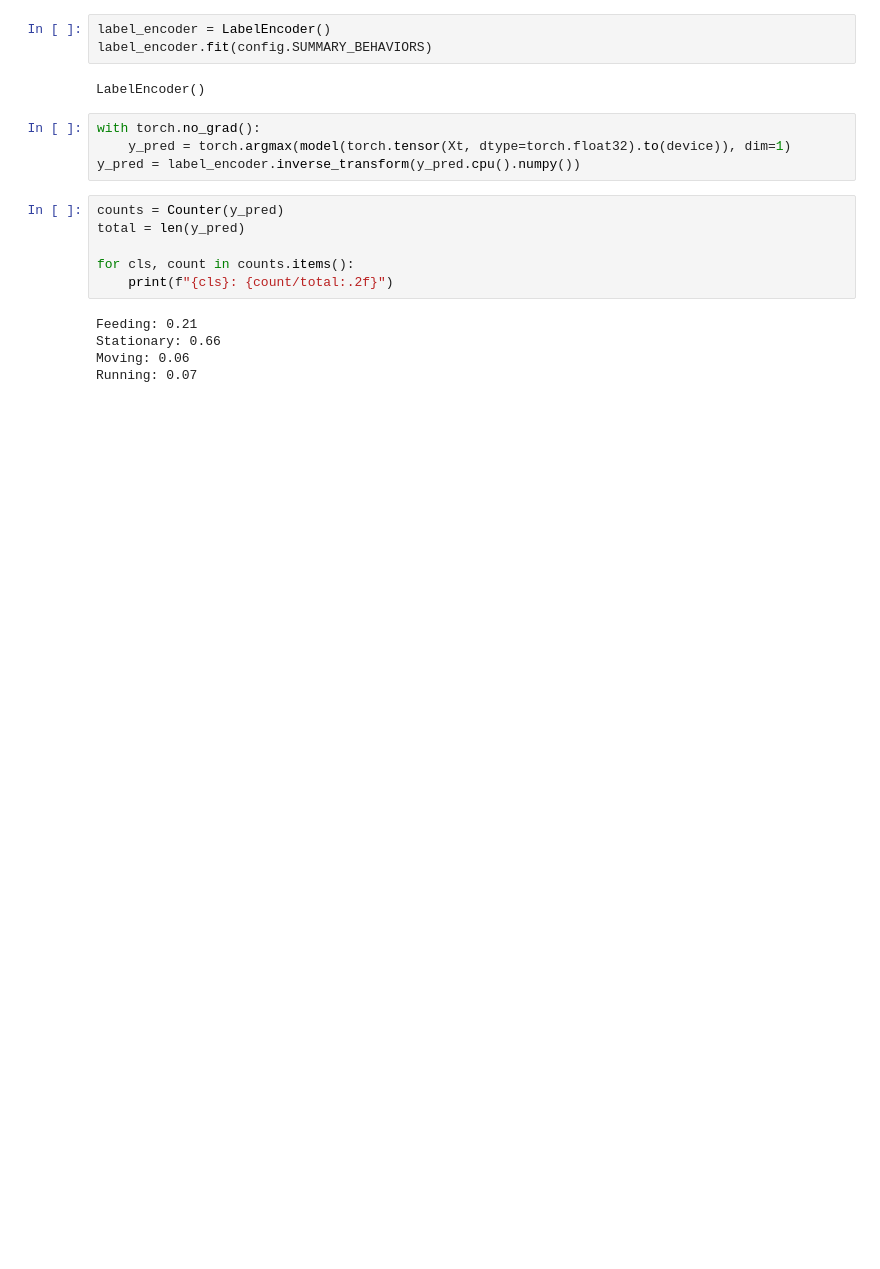
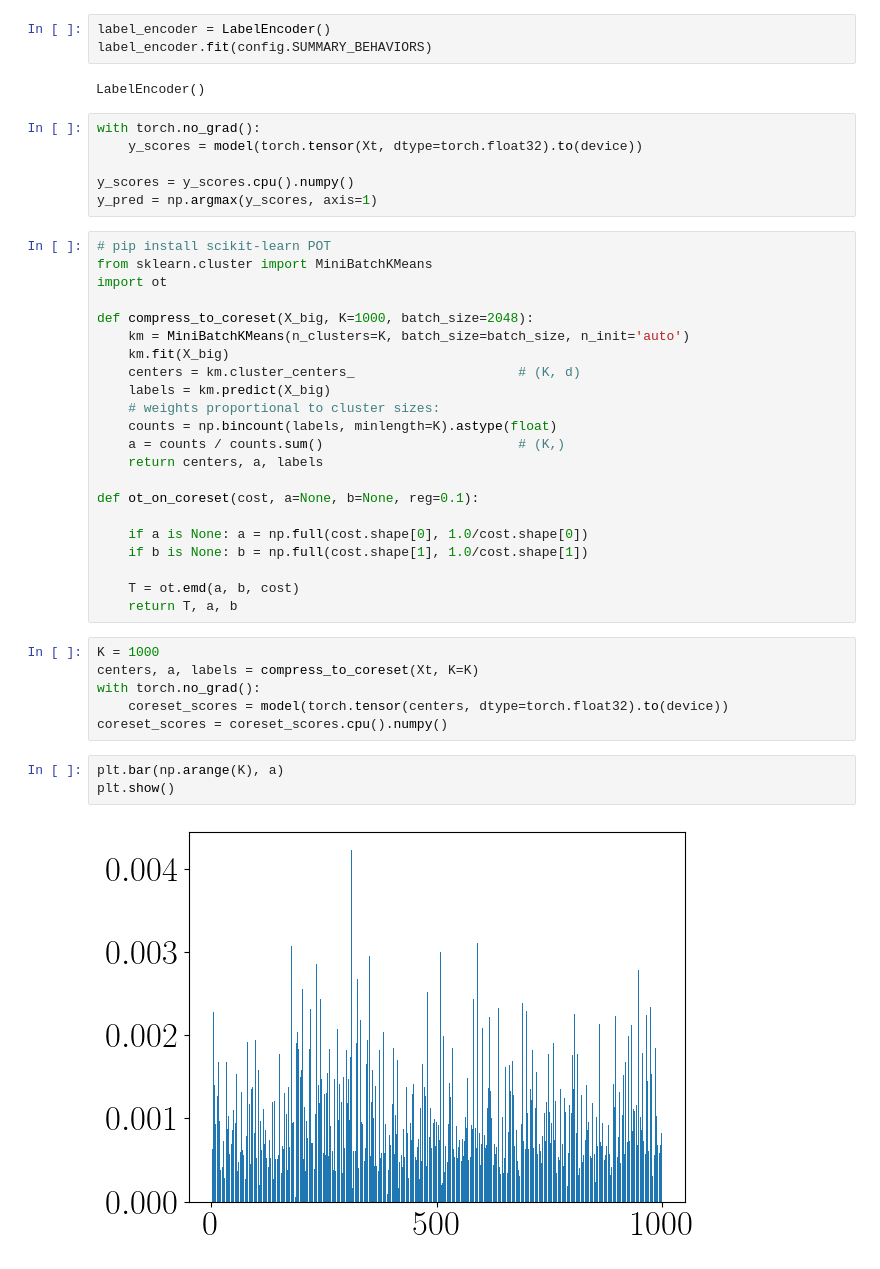
Before and after one commit to medhaaga/BotswanaML, a Jupyter notebook: notebooks/RVC_EDA.ipynb, the cells around one changed output. Drawn from its saved outputs; the diff is of its cells as text; blank space fills up the shorter version.

```diff
--- a/notebooks/RVC_EDA.ipynb
+++ b/notebooks/RVC_EDA.ipynb
@@ -292,16 +375,40 @@ label_encoder.fit(config.SUMMARY_BEHAVIORS)
 LabelEncoder()
 # %%
 with torch.no_grad():
-    y_pred = torch.argmax(model(torch.tensor(Xt, dtype=torch.float32).to(device)), dim=1)
-y_pred = label_encoder.inverse_transform(y_pred.cpu().numpy())
+    y_scores = model(torch.tensor(Xt, dtype=torch.float32).to(device))
+
+y_scores = y_scores.cpu().numpy()
+y_pred = np.argmax(y_scores, axis=1)
-# %%
-counts = Counter(y_pred)
-total = len(y_pred)
-
-for cls, count in counts.items():
-    print(f"{cls}: {count/total:.2f}")
-# %% [output]
-Feeding: 0.21
-Stationary: 0.66
-Moving: 0.06
-Running: 0.07
+# %%
+# pip install scikit-learn POT
+from sklearn.cluster import MiniBatchKMeans
+import ot
+
+def compress_to_coreset(X_big, K=1000, batch_size=2048):
+    km = MiniBatchKMeans(n_clusters=K, batch_size=batch_size, n_init='auto')
+    km.fit(X_big)
+    centers = km.cluster_centers_                     # (K, d)
+    labels = km.predict(X_big)
+    # weights proportional to cluster sizes:
+    counts = np.bincount(labels, minlength=K).astype(float)
+    a = counts / counts.sum()                         # (K,)
+    return centers, a, labels
+
+def ot_on_coreset(cost, a=None, b=None, reg=0.1):
+
+    if a is None: a = np.full(cost.shape[0], 1.0/cost.shape[0])
+    if b is None: b = np.full(cost.shape[1], 1.0/cost.shape[1])
+
+    T = ot.emd(a, b, cost)
+    return T, a, b
+# %%
+K = 1000
+centers, a, labels = compress_to_coreset(Xt, K=K)
+with torch.no_grad():
+    coreset_scores = model(torch.tensor(centers, dtype=torch.float32).to(device))
+coreset_scores = coreset_scores.cpu().numpy()
+# %%
+plt.bar(np.arange(K), a)
+plt.show()
+# %% [output]
+[figure, added]
```
Also changed, not shown: parts of 12 cells of this notebook, 10 other files.
